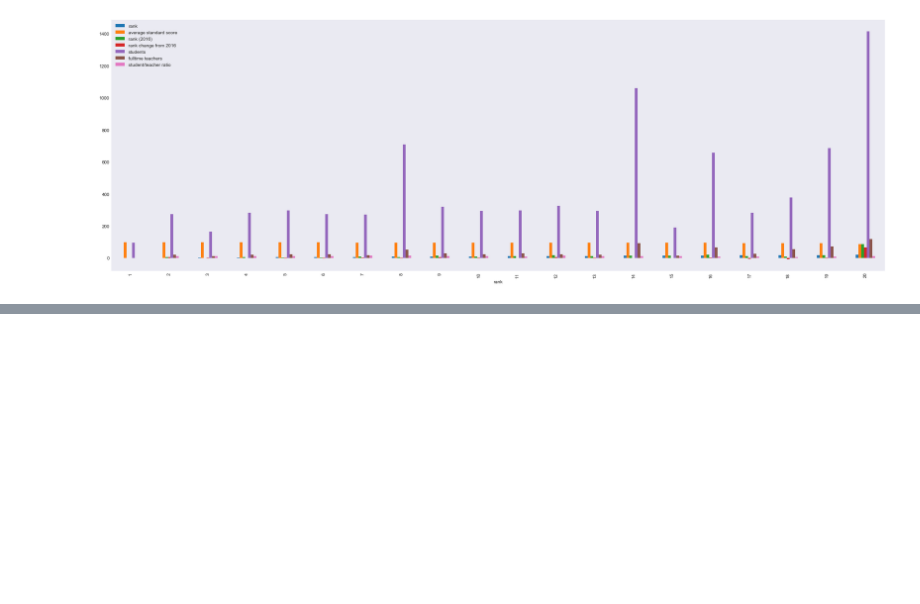
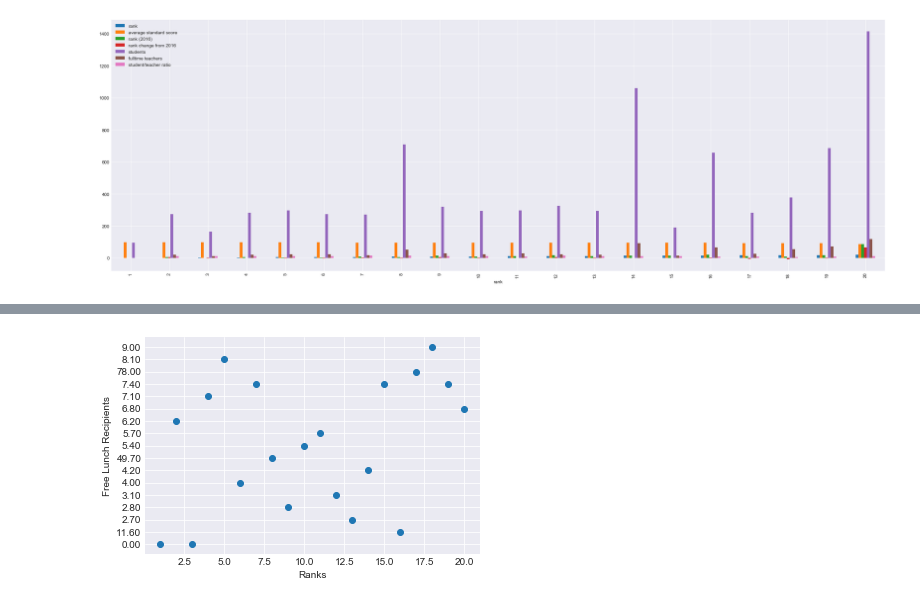
Before and after one commit to sk1won/RUDS_Project_1, a Jupyter notebook: nj_school_analysis.ipynb, the cells around one changed output, grey strips where cells are left out. Drawn from its saved outputs; the diff is of its cells as text; code cells hidden in the pictures; blank space fills up the shorter version.

```diff
--- a/nj_school_analysis.ipynb
+++ b/nj_school_analysis.ipynb
@@ -2215,0 +2207,10 @@ Text(0,0.5,'Full Time Teachers')
+# %%
+# Graphing Free Lunch Recipients
+plt.scatter(rank, free_lunch)
+# top_schools_1617.plt()
+plt.xlabel("Ranks")
+plt.ylabel("Free Lunch Recipients")
+plt.savefig('RankVslunch.png')
+plt.show()
+# %% [output]
+[figure, added]
```
Also changed, not shown: parts of 12 cells of this notebook, 20 other files.
